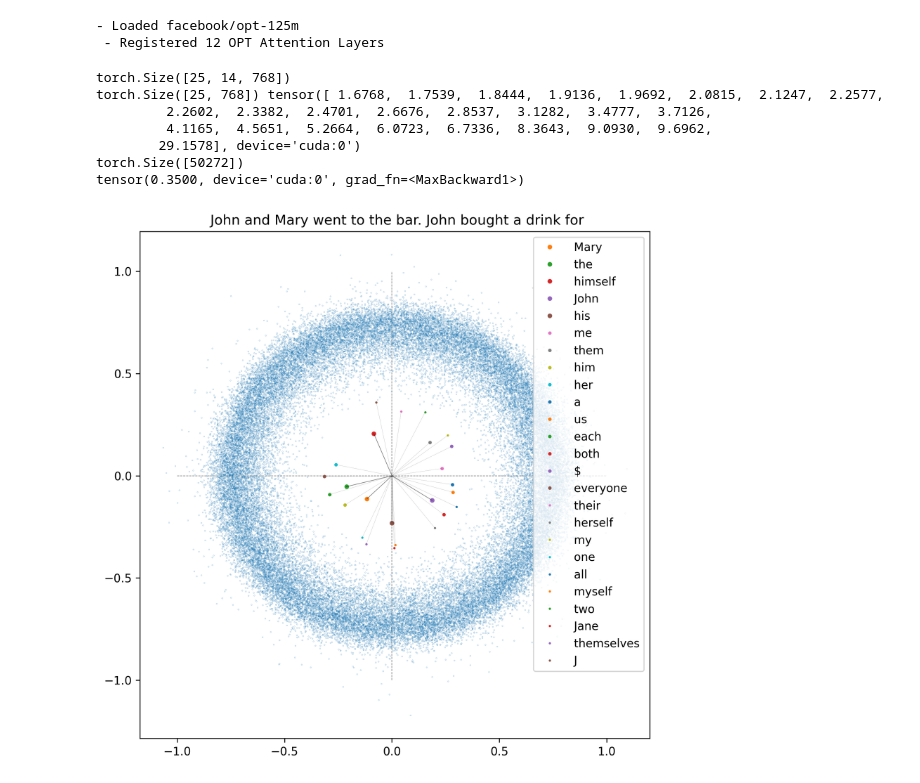
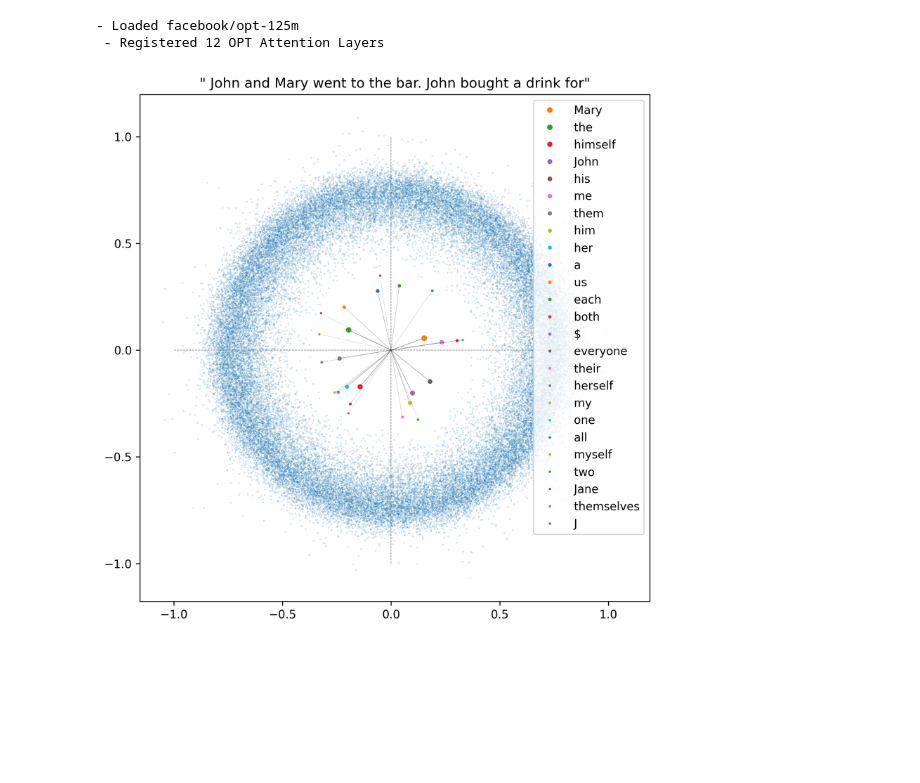
Before and after one commit to nickypro/separability, a Jupyter notebook: examples/plot_embeddings.ipynb, the cells around one changed output. Saved outputs shown, nothing was run; the diff lists cells and outputs as text; code cells hidden in the pictures; blank space fills up the shorter version.

Commit message:
Updated plot_embeddings

```diff
--- a/examples/plot_embeddings.ipynb
+++ b/examples/plot_embeddings.ipynb
@@ -12,60 +12,51 @@ opt = Model("facebook/opt-125m", limit=1000)
 lm_head = opt.model.decoder.embed_tokens.weight
 # lm_head = lm_head / lm_head.norm(dim=1).unsqueeze(1)
 
 text = " John and Mary went to the bar. John bought a drink for"
 text_residual = opt.get_residual_stream(text)
-print(text_residual.shape)
 token_residual = text_residual.transpose(0,1)[-1]
-print(token_residual.shape, token_residual.norm(dim=-1))
+
+# normalise the output vector
 out_vec = token_residual[-1]
 out_vec = out_vec / out_vec.norm()
 
 logits = opt.unembed(out_vec.detach())
 logits = torch.matmul(lm_head, out_vec)
-print(logits.shape)
-print(logits.max())
 
-logit_max = ( 0.5*out_vec.norm() + 1.5*logits.max()) / 2
-distance = (logits - logit_max).abs()
+# We need fudge_factor = logits.max() to make logits - fudge_factor negative
+# However, logits - out_vec.norm() is what we need for an accurate graph
+# To make a pretty graph, I do somewhere in between
+fudge_factor = ( 0.5*out_vec.norm() + 1.5*logits.max()) / 2
 
+# Make all logits negative
+distance = (logits - fudge_factor).abs()
+
+# Calculate random vectors that are scaled based on distance
 with torch.no_grad():
     rand_vectors = torch.randn( len(distance), 2 ).detach()
     rand_vectors = rand_vectors / rand_vectors.norm(dim=1).unsqueeze(1)
     rand_vectors = rand_vectors * distance.unsqueeze(1).cpu()
 
 # Create figure
 plt.figure(figsize=(8,8))
 plt.hlines(0, -1, 1, linestyles='dashed', colors='black', alpha=0.5, linewidth=0.5)
 plt.vlines(0, -1, 1, linestyles='dashed', colors='black', alpha=0.5, linewidth=0.5)
 
+# Plot all points
 xs, ys = rand_vectors[:, 0], rand_vectors[:, 1]
 plt.plot( xs, ys, "o", markersize=0.1 )
 
-top_indices = torch.topk(-distance, 25).indices
-for i in top_indices[:5]:
-    i_str = opt.tokenizer.decode(i)
-    plt.plot( xs[i], ys[i], "o", markersize=3, label=i_str )
-    plt.plot( [0, xs[i]], [0, ys[i]], "k-", linewidth=0.5, alpha=0.5)
-
-for i in top_indices[5:15]:
-    i_str = opt.tokenizer.decode(i)
-    plt.plot( xs[i], ys[i], "o", markersize=2, label=i_str )
-    plt.plot( [0, xs[i]], [0, ys[i]], "k-", linewidth=0.1, alpha=0.5)
-
-for i in top_indices[15:]:
-    i_str = opt.tokenizer.decode(i)
-    plt.plot( xs[i], ys[i], "o", markersize=1, label=i_str )
-    plt.plot( [0, xs[i]], [0, ys[i]], "k-", linewidth=0.1, alpha=0.5)
+# Put visual emphasis on best predictions
+n_top_predictions = 25
+top_indices = torch.topk(-distance, n_top_predictions).indices
+for token_rank, token_id in enumerate(top_indices):
+    i_str = opt.tokenizer.decode(token_id)
+    i_size = 1 + 3 * ( (n_top_predictions - token_rank)/ n_top_predictions )**2
+    plt.plot( [0, xs[token_id]], [0, ys[token_id]], "k-", linewidth=i_size/10, alpha=0.5)
+    plt.plot( xs[token_id], ys[token_id], "o", markersize=i_size, label=i_str )
 
 plt.legend(loc="upper right")
-plt.title(text)
+plt.title('"'+text+'"')
 plt.show()
 # %% [output]
-torch.Size([25, 14, 768])
-torch.Size([25, 768]) tensor([ 1.6768,  1.7539,  1.8444,  1.9136,  1.9692,  2.0815,  2.1247,  2.2577,
-         2.2602,  2.3382,  2.4701,  2.6676,  2.8537,  3.1282,  3.4777,  3.7126,
-         4.1165,  4.5651,  5.2664,  6.0723,  6.7336,  8.3643,  9.0930,  9.6962,
-        29.1578], device='cuda:0')
-torch.Size([50272])
-tensor(0.3500, device='cuda:0', grad_fn=<MaxBackward1>)
-[figure, old version]
+[figure, new version]
```
